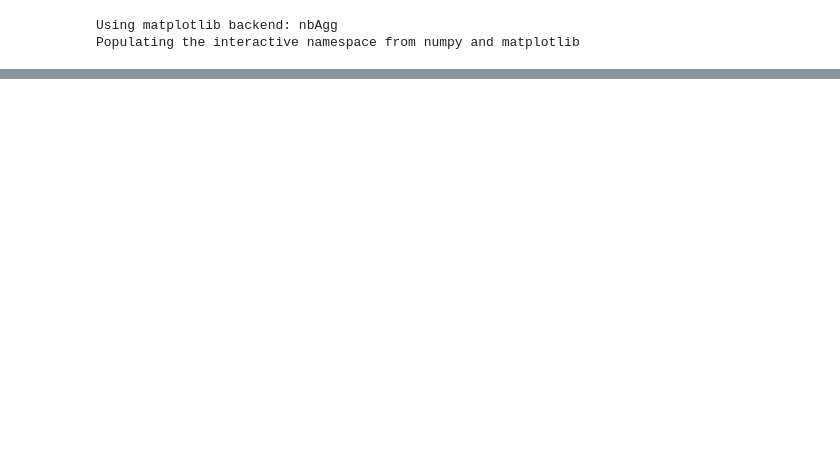
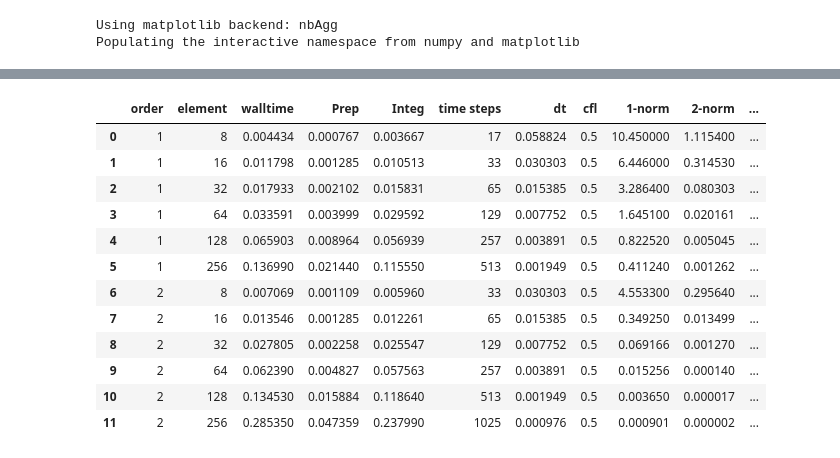
Before and after one commit to ygahounzo/Forest_Rep, a Jupyter notebook: Latest_version_CG_DG/CG_DG_solver.ipynb, the cells around one changed output, grey strips where cells are left out. Cells and saved outputs as stored; diff of their text form; code cells hidden in the pictures; blank space fills up the shorter version.

```diff
--- a/Latest_version_CG_DG/CG_DG_solver.ipynb
+++ b/Latest_version_CG_DG/CG_DG_solver.ipynb
@@ -129,0 +320,17 @@ for iN in range(len(poly_order)):
+# %%
+result = pd.read_csv("results_in_dg.csv")
+result
+# %% [output]
+|  | order | element | walltime | Prep | Integ | time steps | dt | cfl | 1-norm | 2-norm | ... |
+| 0 | 1 | 8 | 0.004434 | 0.000767 | 0.003667 | 17 | 0.058824 | 0.5 | 10.450000 | 1.115400 | ... |
+| 1 | 1 | 16 | 0.011798 | 0.001285 | 0.010513 | 33 | 0.030303 | 0.5 | 6.446000 | 0.314530 | ... |
+| 2 | 1 | 32 | 0.017933 | 0.002102 | 0.015831 | 65 | 0.015385 | 0.5 | 3.286400 | 0.080303 | ... |
+| 3 | 1 | 64 | 0.033591 | 0.003999 | 0.029592 | 129 | 0.007752 | 0.5 | 1.645100 | 0.020161 | ... |
+| 4 | 1 | 128 | 0.065903 | 0.008964 | 0.056939 | 257 | 0.003891 | 0.5 | 0.822520 | 0.005045 | ... |
+| 5 | 1 | 256 | 0.136990 | 0.021440 | 0.115550 | 513 | 0.001949 | 0.5 | 0.411240 | 0.001262 | ... |
+| 6 | 2 | 8 | 0.007069 | 0.001109 | 0.005960 | 33 | 0.030303 | 0.5 | 4.553300 | 0.295640 | ... |
+| 7 | 2 | 16 | 0.013546 | 0.001285 | 0.012261 | 65 | 0.015385 | 0.5 | 0.349250 | 0.013499 | ... |
+| 8 | 2 | 32 | 0.027805 | 0.002258 | 0.025547 | 129 | 0.007752 | 0.5 | 0.069166 | 0.001270 | ... |
+| 9 | 2 | 64 | 0.062390 | 0.004827 | 0.057563 | 257 | 0.003891 | 0.5 | 0.015256 | 0.000140 | ... |
+| 10 | 2 | 128 | 0.134530 | 0.015884 | 0.118640 | 513 | 0.001949 | 0.5 | 0.003650 | 0.000017 | ... |
+| 11 | 2 | 256 | 0.285350 | 0.047359 | 0.237990 | 1025 | 0.000976 | 0.5 | 0.000901 | 0.000002 | ... |
```
Also changed, not shown: parts of 13 cells of this notebook.
